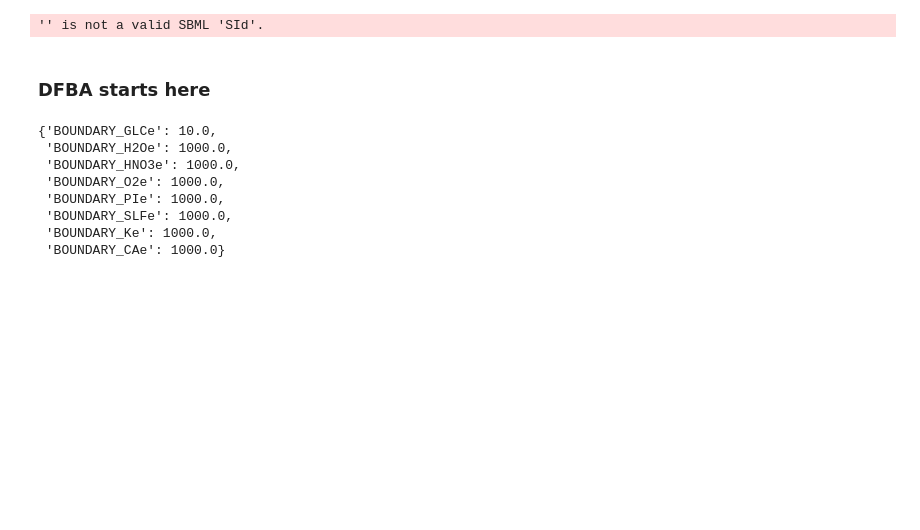
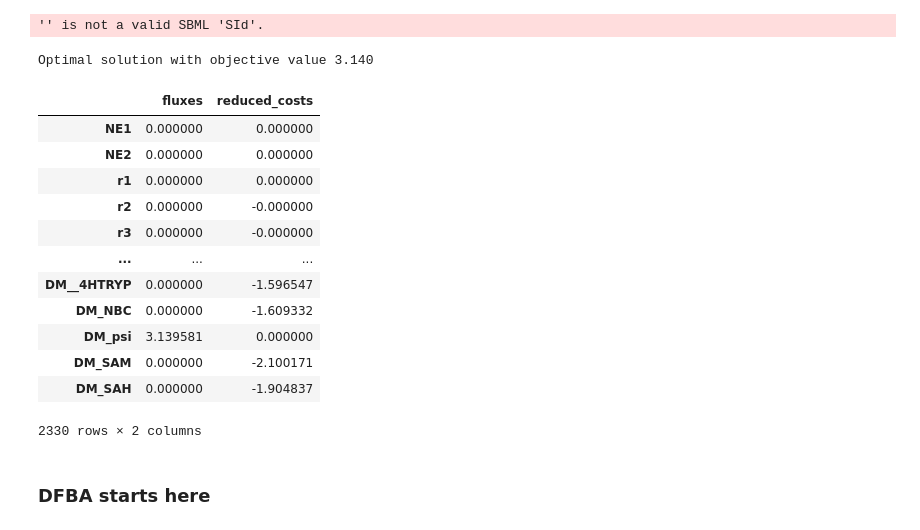
Before and after one commit to 27410/27410-2020-group-project-group13_psilocybin_a-niger, a Jupyter notebook: Analysis/02-DFBA.ipynb, the cells around one changed output. Saved outputs shown, nothing was run; the diff lists cells and outputs as text; code cells hidden in the pictures; blank space fills up the shorter version.

```diff
--- a/Analysis/02-DFBA.ipynb
+++ b/Analysis/02-DFBA.ipynb
@@ -9,19 +9,26 @@ from dfba import DfbaModel, ExchangeFlux, KineticVariable
 from dfba.plot.matplotlib import *
 # %% [output]
 '' is not a valid SBML 'SId'.
+# %%
+model.objective = model.reactions.psiM
+model.optimize()
+# %% [output]
+Optimal solution with objective value 3.140
+|  | fluxes | reduced_costs |
+| NE1 | 0.000000 | 0.000000 |
+| NE2 | 0.000000 | 0.000000 |
+| r1 | 0.000000 | 0.000000 |
+| r2 | 0.000000 | -0.000000 |
+| r3 | 0.000000 | -0.000000 |
+| ... | ... | ... |
+| DM__4HTRYP | 0.000000 | -1.596547 |
+| DM_NBC | 0.000000 | -1.609332 |
+| DM_psi | 3.139581 | 0.000000 |
+| DM_SAM | 0.000000 | -2.100171 |
+| DM_SAH | 0.000000 | -1.904837 |
+2330 rows × 2 columns
 # %% [markdown]
 ### DFBA starts here
 # %%
 model.solver = "glpk"
 dfba_model = DfbaModel(model)
-# %%
-model.medium
-# %% [output]
-{'BOUNDARY_GLCe': 10.0,
- 'BOUNDARY_H2Oe': 1000.0,
- 'BOUNDARY_HNO3e': 1000.0,
- 'BOUNDARY_O2e': 1000.0,
- 'BOUNDARY_PIe': 1000.0,
- 'BOUNDARY_SLFe': 1000.0,
- 'BOUNDARY_Ke': 1000.0,
- 'BOUNDARY_CAe': 1000.0}
```
Also changed, not shown: parts of 11 cells of this notebook.
